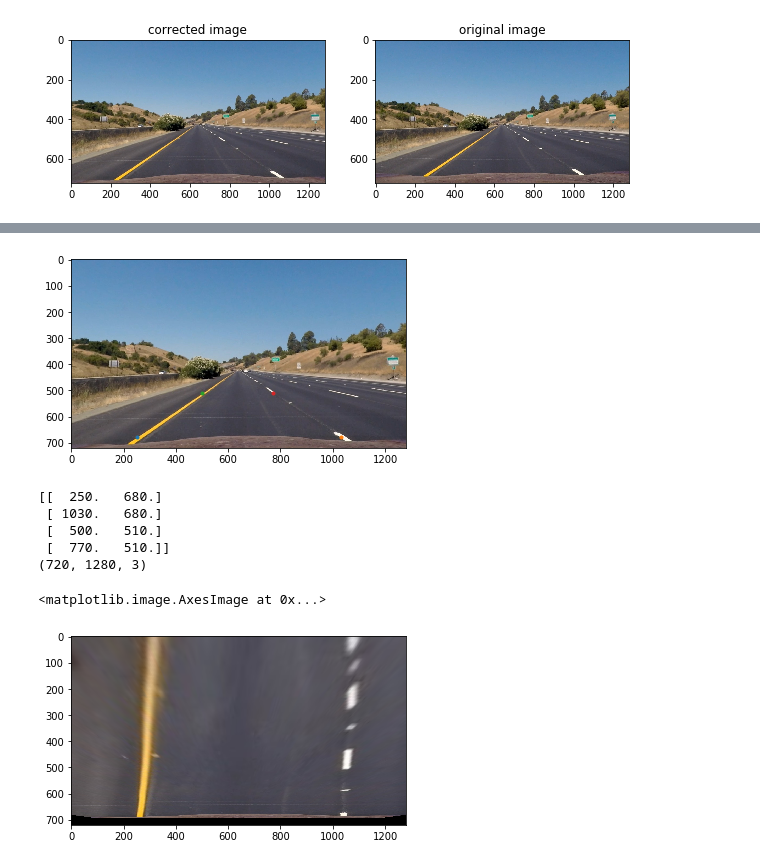
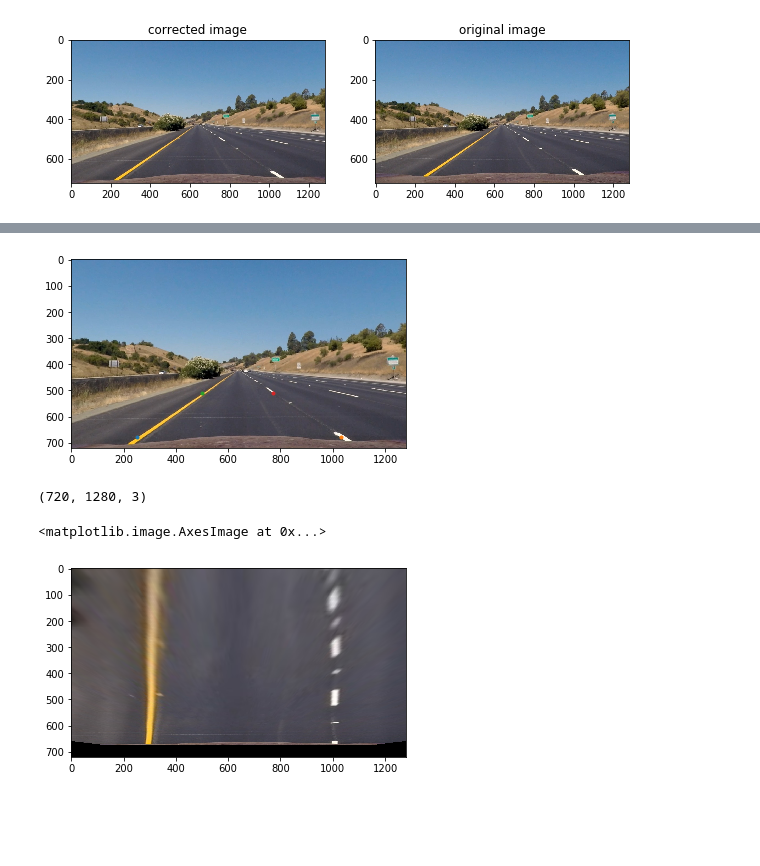
Before and after one commit to Aral-Sarrafi/Advanced_Lane_Finding, a Jupyter notebook: Advanced_Lane_Finding.ipynb, the cells around one changed output, grey strips where cells are left out. Drawn from its saved outputs; the diff is of its cells as text; code cells hidden in the pictures; blank space fills up the shorter version.

```diff
--- a/Advanced_Lane_Finding.ipynb
+++ b/Advanced_Lane_Finding.ipynb
@@ -72,50 +152,43 @@ axs[1].set_title('original image')
 # %%
 # Use perespective transform to obtain a birds eye view of the road
+
+
+
 plt.imshow(undist_image)
-plt.plot(250,680,'.')
-plt.plot(1030,680,'.')
-plt.plot(500,510,'.')
+plt.plot(250, 680,'.')
+plt.plot(1030, 680,'.')
+plt.plot(500, 510,'.')
 plt.plot(770,510,'.')
 plt.show()
 
-src = np.float32([[250, 680],
-                 [1030, 680],
-                 [500, 510],
-                 [770,510]])
 
-print(src)
 print(undist_image.shape)
 # %% [output]
 [figure]
-[[  250.   680.]
- [ 1030.   680.]
- [  500.   510.]
- [  770.   510.]]
 (720, 1280, 3)
 # %%
 def warp(img):
     img_size = (img.shape[1], img.shape[0])
 
-    src = np.float32([[250, 680],
-                     [1030, 680],
-                     [500, 510],
-                     [770,510]])
+    src = np.float32([[308, 658],
+                     [998, 658],
+                     [532, 500],
+                     [759,500]])
 
     dst = np.float32(
-    [[250, 680],
-     [1030, 680],
-     [250, 510],
-     [1030, 510]])
+    [[308, 658],
+     [998, 658],
+     [325, 500],
+     [998, 500]])
 
     M = cv2.getPerspectiveTransform(src,dst)
-
     warped = cv2.warpPerspective(img, M, img_size, flags = cv2.INTER_LINEAR)
 
     return warped
 
 bird_eye = warp(undist_image)
 
 plt.imshow(bird_eye)
 # %% [output]
 <matplotlib.image.AxesImage at 0x...>
-[figure, old version]
+[figure, new version]
```
Also changed, not shown: parts of 15 cells of this notebook.
